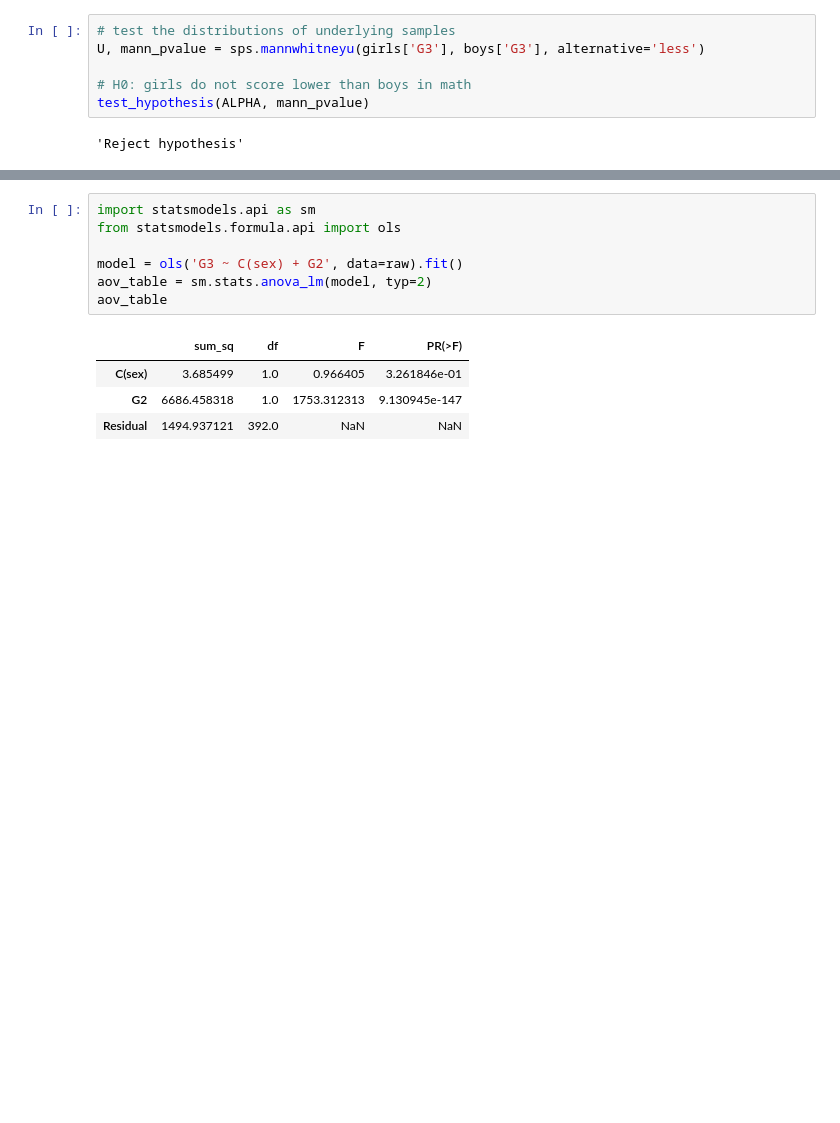
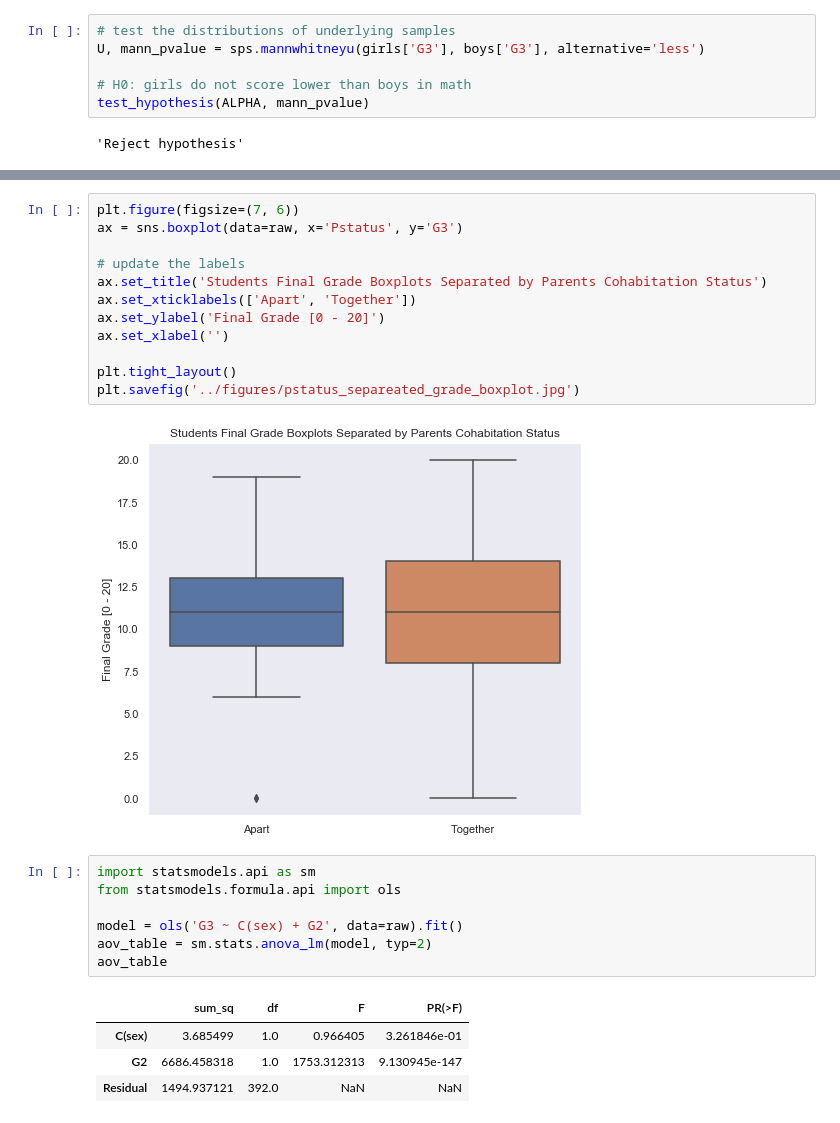
Before and after one commit to Gal-Gilor/Student-Performance-Estimation, a Jupyter notebook: notebooks/exploratory_notebook.ipynb, the cells around one changed output, grey strips where cells are left out. Drawn from its saved outputs; the diff is of its cells as text; blank space fills up the shorter version.

```diff
--- a/notebooks/exploratory_notebook.ipynb
+++ b/notebooks/exploratory_notebook.ipynb
@@ -305,3 +347,17 @@ md(f'''
+# %%
+plt.figure(figsize=(7, 6))
+ax = sns.boxplot(data=raw, x='Pstatus', y='G3')
+
+# update the labels
+ax.set_title('Students Final Grade Boxplots Separated by Parents Cohabitation Status')
+ax.set_xticklabels(['Apart', 'Together'])
+ax.set_ylabel('Final Grade [0 - 20]')
+ax.set_xlabel('')
+
+plt.tight_layout()
+plt.savefig('../figures/pstatus_separeated_grade_boxplot.jpg')
+# %% [output]
+[figure, added]
 # %%
 import statsmodels.api as sm
 from statsmodels.formula.api import ols
```
Also changed, not shown: parts of 7 cells of this notebook, 2 other files.
